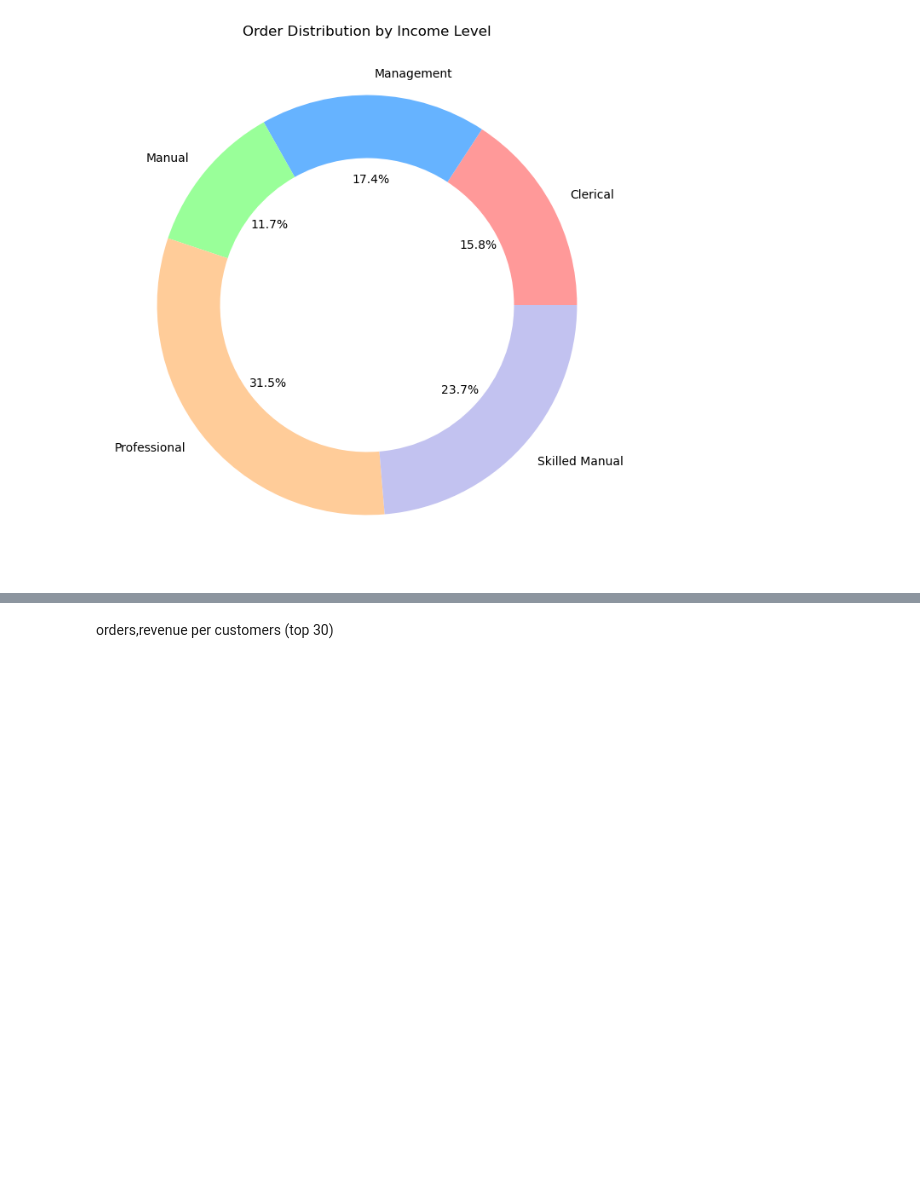
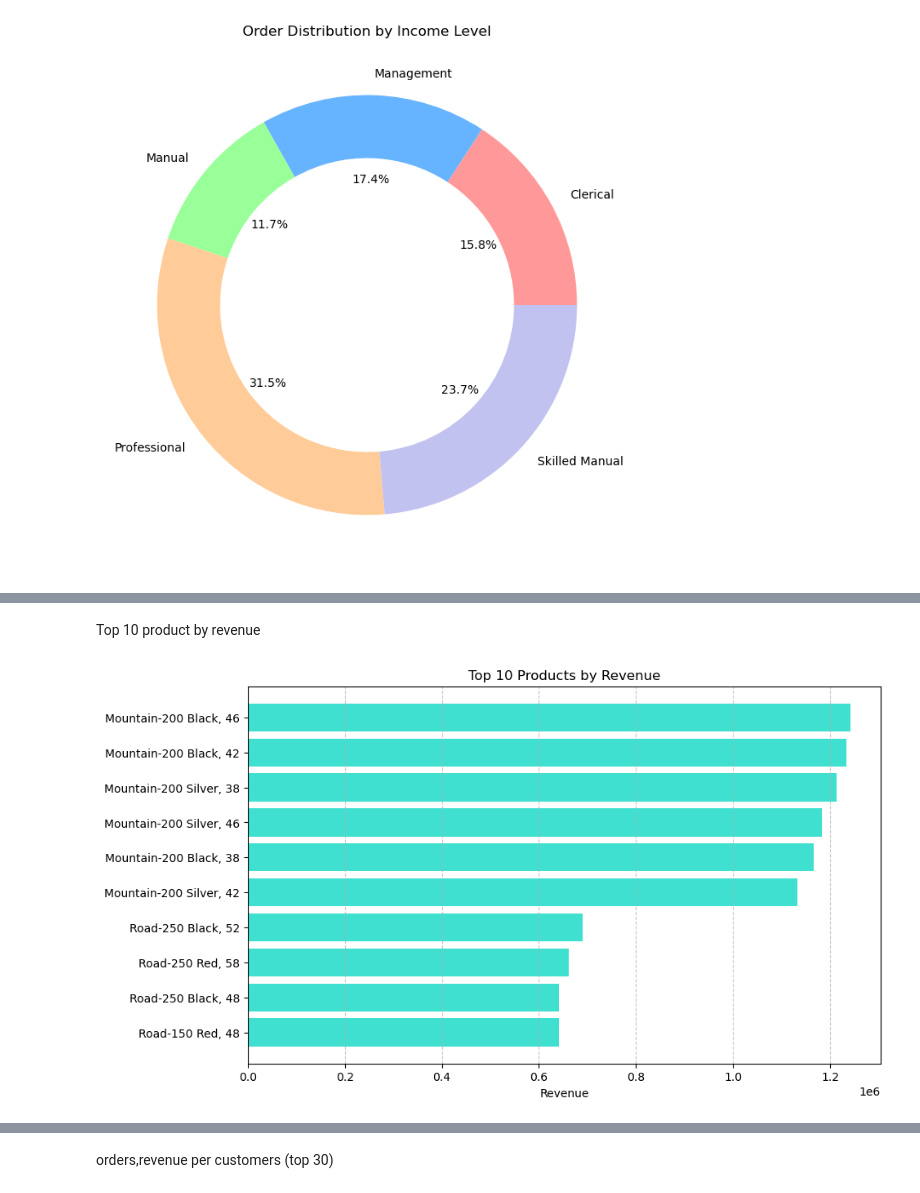
Before and after one commit to Anandhuvimalan/AdventureWorks-Analytics-with-Python-PostgreSQL-and-Power-BI, a Jupyter notebook: python/AdventureWorks.ipynb, the cells around one changed output, grey strips where cells are left out. Drawn from its saved outputs; the diff is of its cells as text; code cells hidden in the pictures; blank space fills up the shorter version.

```diff
--- a/python/AdventureWorks.ipynb
+++ b/python/AdventureWorks.ipynb
@@ -716,0 +717,15 @@ top_products
+# %% [markdown]
+Top 10 product by revenue
+# %%
+# Sort the data by revenue and take the top 10 products
+top_revenue_products = top_products.sort_values(by='Revenue', ascending=False).iloc[:10]
+
+plt.figure(figsize=(10, 6))
+plt.barh(top_revenue_products['ProductName'], top_revenue_products['Revenue'], color='#40E0D0')
+plt.title('Top 10 Products by Revenue')
+plt.xlabel('Revenue')
+plt.gca().invert_yaxis()
+plt.grid(True, axis='x', linestyle='--', alpha=0.7)
+plt.show()
+# %% [output]
+[figure, added]
```
Also changed, not shown: parts of 11 cells of this notebook.
